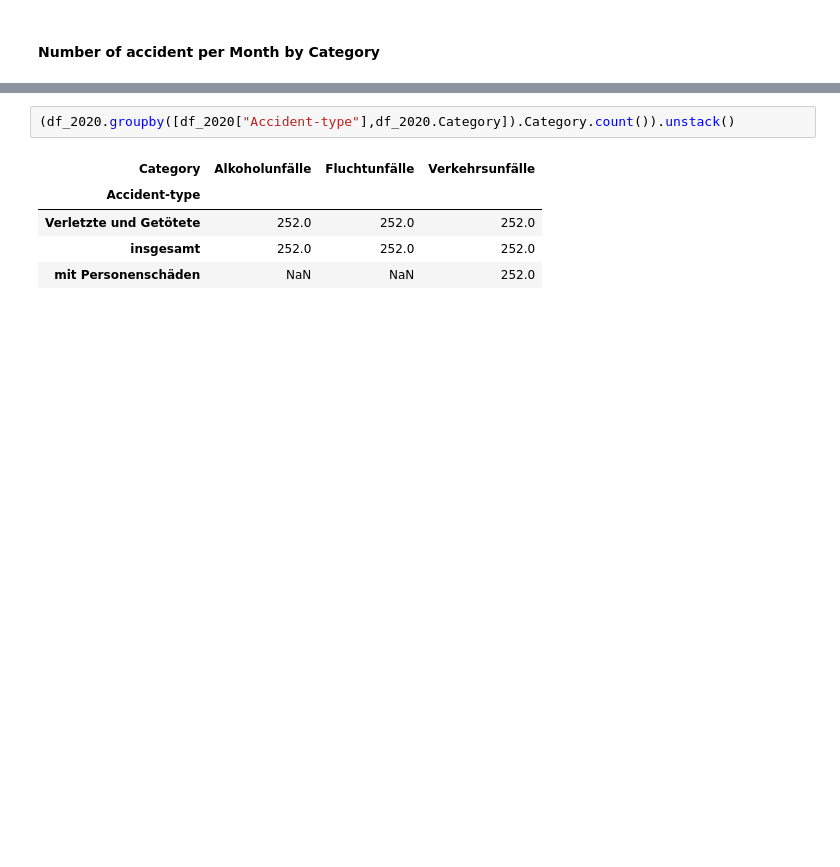
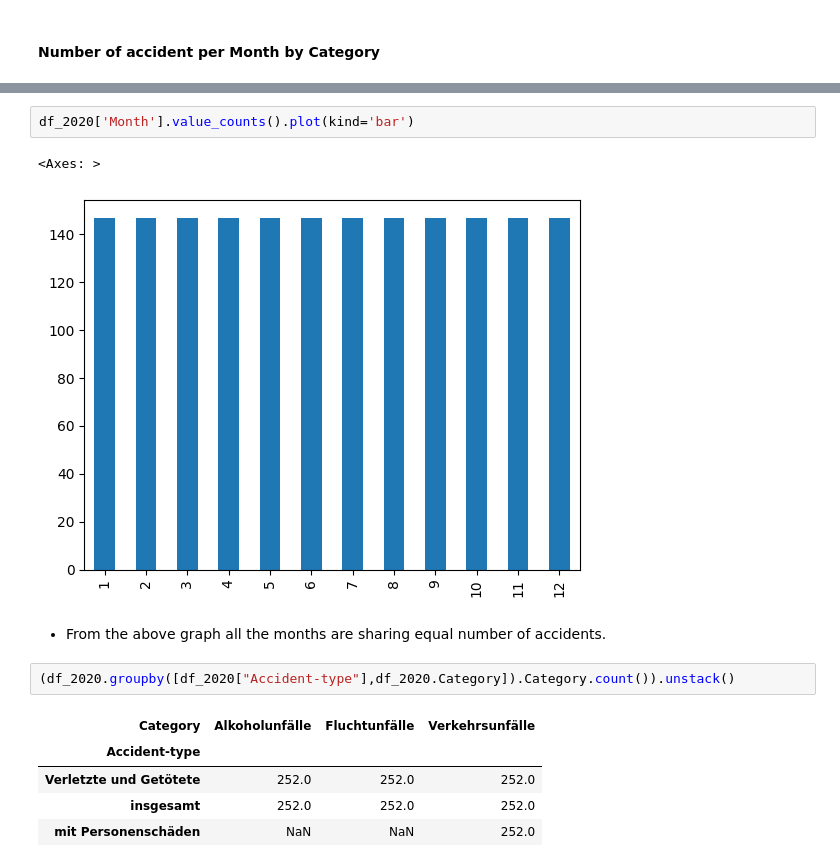
Before and after one commit to Sulochanaakki/munich_accidentdataset_modelbuilding, a Jupyter notebook: Notebook/dataanalysis.ipynb, the cells around one changed output, grey strips where cells are left out. Cells and saved outputs as stored; diff of their text form; blank space fills up the shorter version.

Commit message:
data visualization part done

```diff
--- a/Notebook/dataanalysis.ipynb
+++ b/Notebook/dataanalysis.ipynb
@@ -282,3 +265,10 @@ From the above analysis Verkehrsunfälle accidents are high in all years.
+# %%
+df_2020['Month'].value_counts().plot(kind='bar')
+# %% [output]
+<Axes: >
+[figure, added]
+# %% [markdown]
+- From the above graph  all the months are sharing equal number of accidents.
 # %%
 (df_2020.groupby([df_2020["Accident-type"],df_2020.Category]).Category.count()).unstack()
 # %% [output]
```
Also changed, not shown: parts of 35 cells of this notebook.
